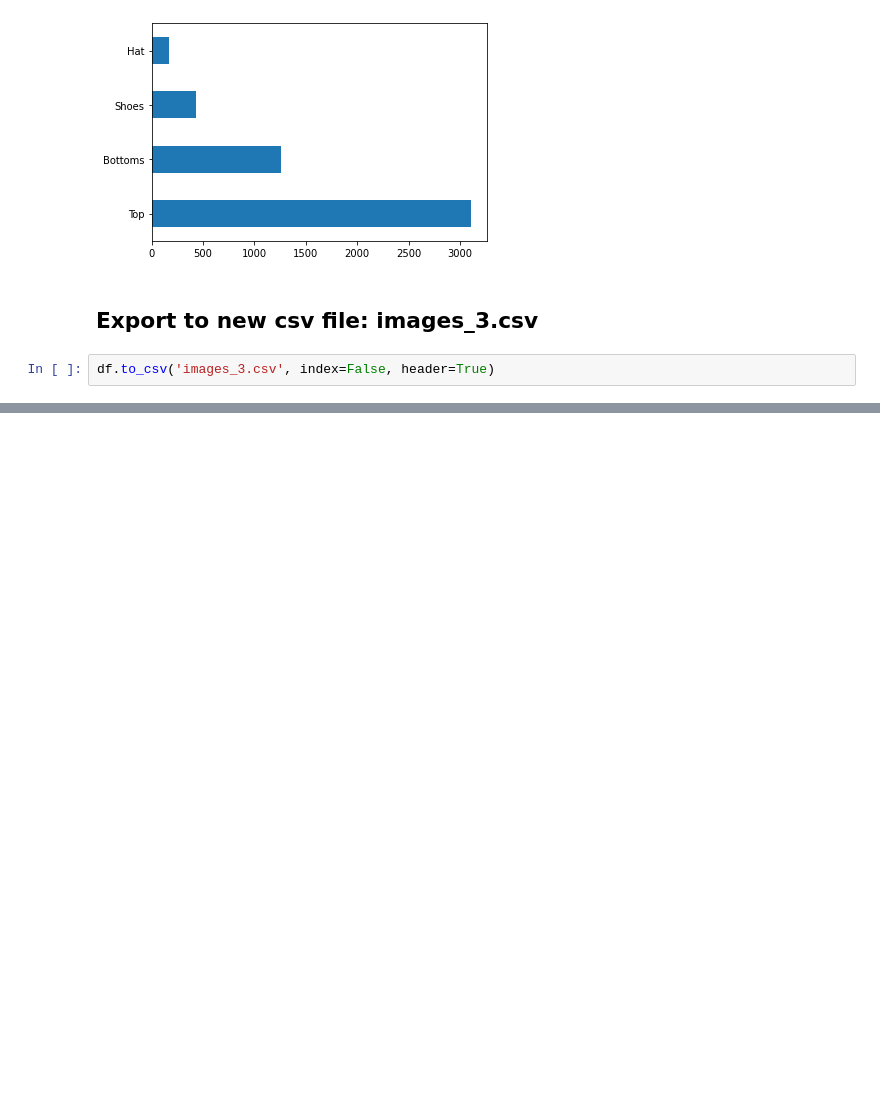
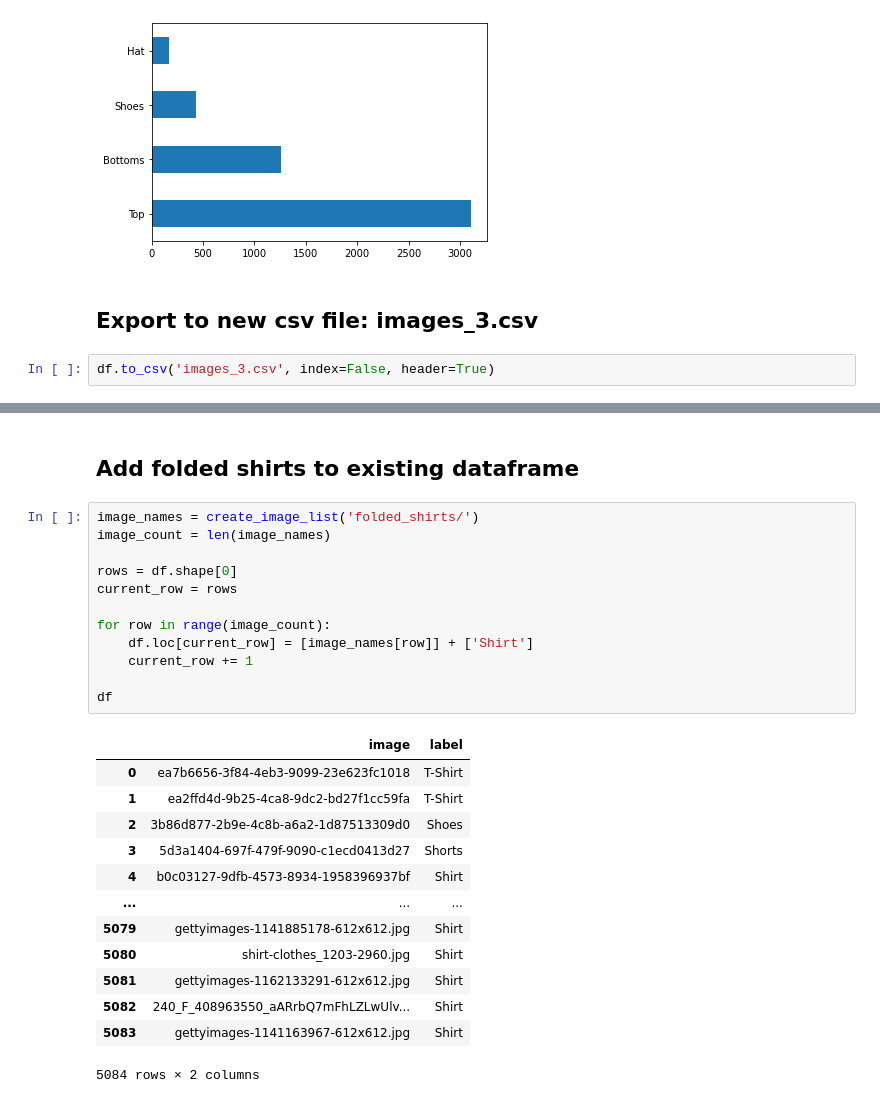
Before and after one commit to maxBruckhaus/clothing-classifier, a Jupyter notebook: Add_Additional_Data.ipynb, the cells around one changed output, grey strips where cells are left out. Cells and saved outputs as stored; diff of their text form; blank space fills up the shorter version.

```diff
--- a/Add_Additional_Data.ipynb
+++ b/Add_Additional_Data.ipynb
@@ -172,0 +218,28 @@ check
+# %% [markdown]
+## Add folded shirts to existing dataframe
+# %%
+image_names = create_image_list('folded_shirts/')
+image_count = len(image_names)
+
+rows = df.shape[0]
+current_row = rows
+
+for row in range(image_count):
+    df.loc[current_row] = [image_names[row]] + ['Shirt']
+    current_row += 1
+
+df
+# %% [output]
+|  | image | label |
+| 0 | ea7b6656-3f84-4eb3-9099-23e623fc1018 | T-Shirt |
+| 1 | ea2ffd4d-9b25-4ca8-9dc2-bd27f1cc59fa | T-Shirt |
+| 2 | 3b86d877-2b9e-4c8b-a6a2-1d87513309d0 | Shoes |
+| 3 | 5d3a1404-697f-479f-9090-c1ecd0413d27 | Shorts |
+| 4 | b0c03127-9dfb-4573-8934-1958396937bf | Shirt |
+| ... | ... | ... |
+| 5079 | gettyimages-1141885178-612x612.jpg | Shirt |
+| 5080 | shirt-clothes_1203-2960.jpg | Shirt |
+| 5081 | gettyimages-1162133291-612x612.jpg | Shirt |
+| 5082 | 240_F_408963550_aARrbQ7mFhLZLwUlv... | Shirt |
+| 5083 | gettyimages-1141163967-612x612.jpg | Shirt |
+5084 rows × 2 columns
```
Also changed, not shown: parts of 17 cells of this notebook, 1 other file.
